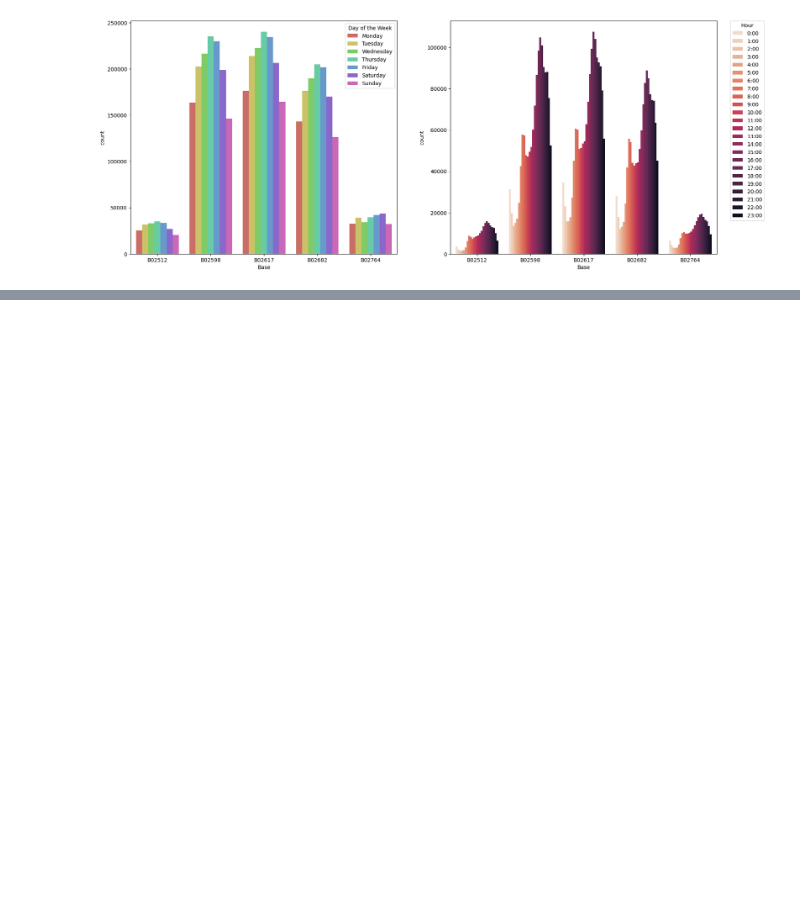
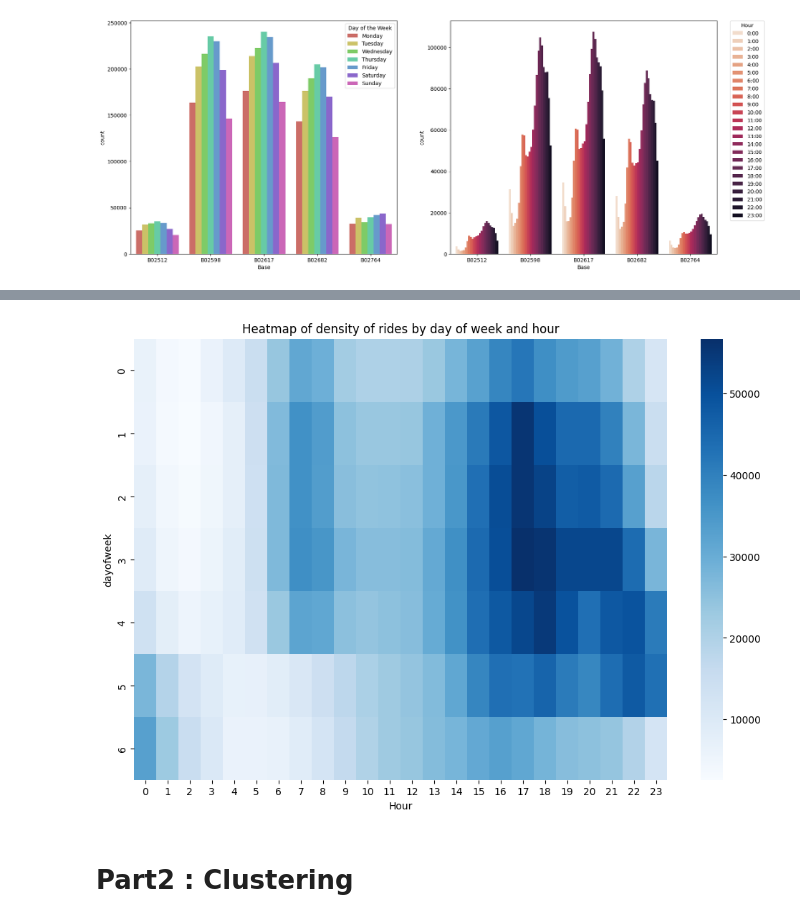
Before and after one commit to Swellisgood/fullstack-data-certification, a Jupyter notebook: BLOC_3_ML/uber_pickups/uber_pickups.ipynb, the cells around one changed output, grey strips where cells are left out. Cells and saved outputs as stored; diff of their text form; code cells hidden in the pictures; blank space fills up the shorter version.

```diff
--- a/BLOC_3_ML/uber_pickups/uber_pickups.ipynb
+++ b/BLOC_3_ML/uber_pickups/uber_pickups.ipynb
@@ -53,0 +94,9 @@ plt.show()
+# %%
+#heatmap of density of rides by day of week and hour
+plt.figure(figsize=(12,8))
+sns.heatmap(df_uber.groupby(['dayofweek','Hour'])['Date/Time'].count().unstack(), cmap='Blues').set_title('Heatmap of density of rides by day of week and hour')
+plt.show()
+# %% [output]
+[figure, added]
+# %% [markdown]
+# Part2 : Clustering
```
Also changed, not shown: parts of 17 cells of this notebook.
